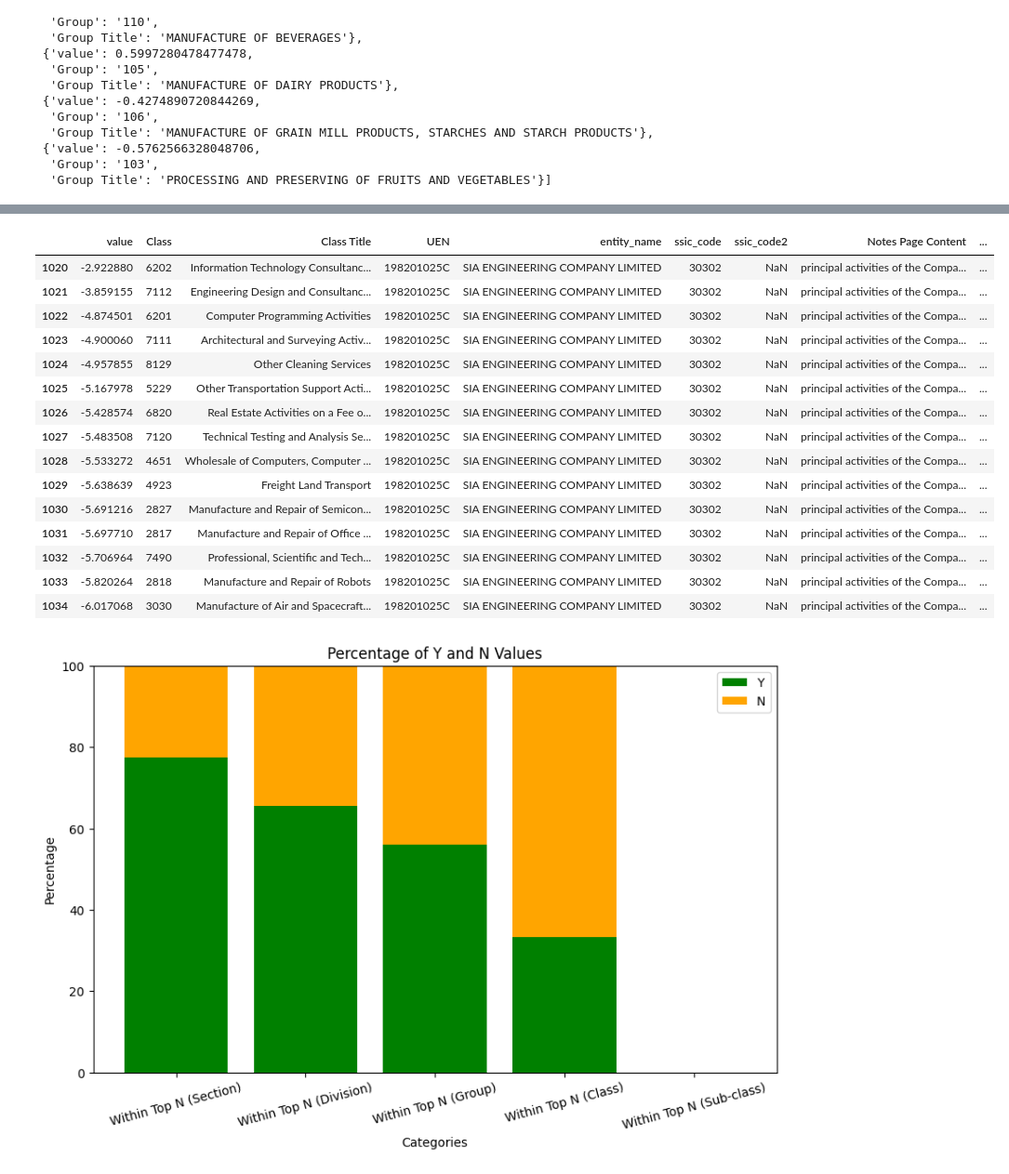
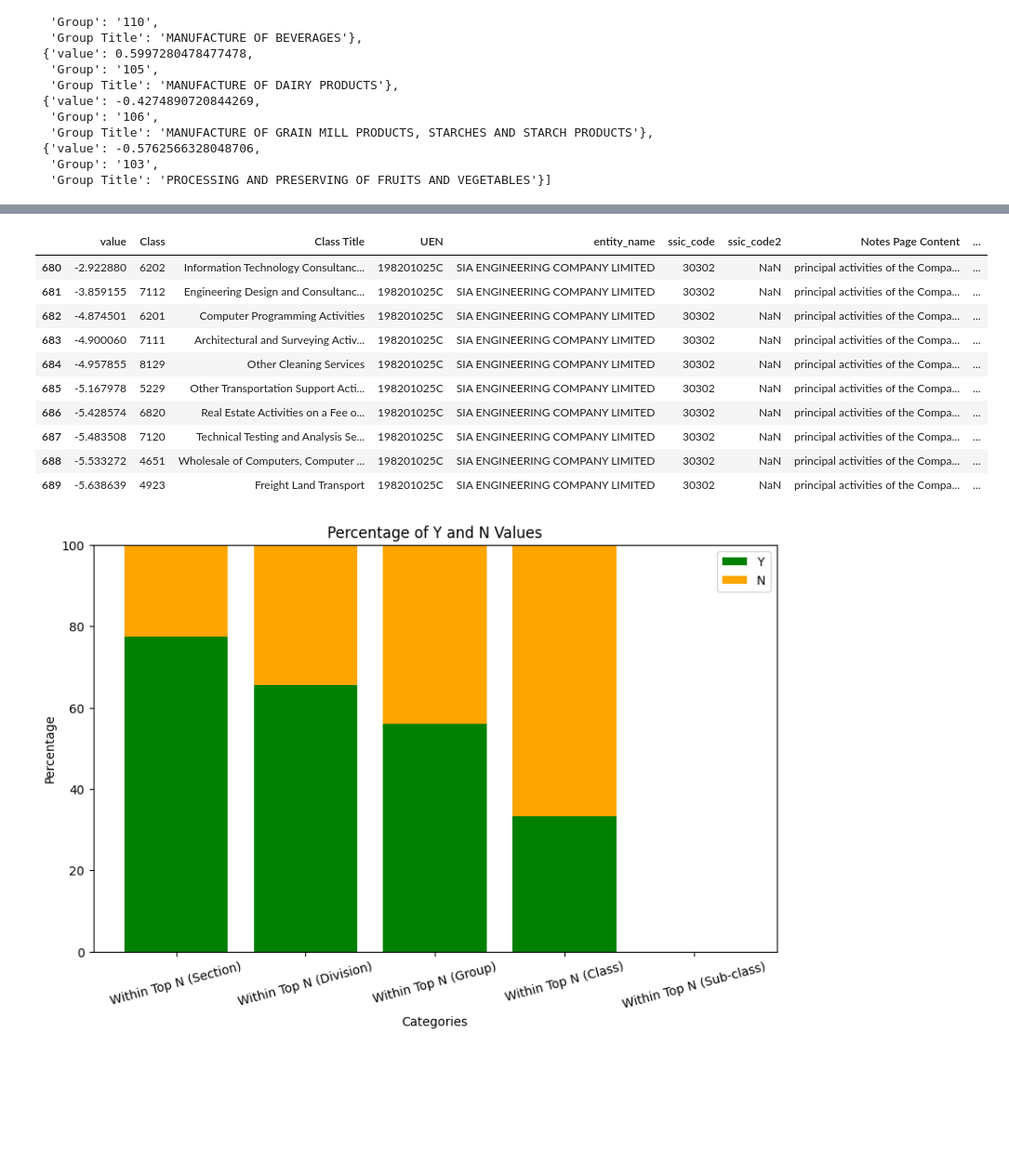
Before and after one commit to yorwel/ssicsync, a Jupyter notebook: 1. Model Load & Test.ipynb, the cells around one changed output, grey strips where cells are left out. Shown at 93% size. Saved outputs shown, nothing was run; the diff lists cells and outputs as text; code cells hidden in the pictures; blank space fills up the shorter version.

```diff
--- a/1. Model Load & Test.ipynb
+++ b/1. Model Load & Test.ipynb
@@ -140,7 +140,7 @@ model = TFAutoModelForSequenceClassification.from_pretrained(model)
 
 ###############################################################################################################################################
 # Indicate list of Top N predictions for scoring
-top_n_predictions = 15
+top_n_predictions = 10
 ###############################################################################################################################################
 
 # Define the function to predict scores and categories
@@ -361,7 +346,7 @@ df_list_102_merged.to_excel(csv_file_path, index=False)
 # Validation Data
 
 vdf_filepath = r"dataSources\ScrapedOutputFiles\(Roy) data validation.csv"
-vdf = pd.read_excel(vdf_filepath, dtype = str)
+vdf = pd.read_csv(vdf_filepath, dtype = str)
 
 # Create an empty list to store the predictions
 predictions = []
@@ -384,48 +369,43 @@ for idx, row in vdf.iterrows():
             'm_Division2': row['Division' + "2"],
             'm_Group': row['Group'],
             'm_Group2': row['Group' + "2"],
             'm_Class': row['Class'],
             'm_Class2': row['Class' + "2"],
             'm_Sub-class': row['Sub-class'],
             'm_Sub-class2': row['Sub-class' + "2"]
         })
         predictions.append(pred)
 
 # Create a DataFrame from the list of predictions
 prediction_df = pd.DataFrame(predictions)
 
 # Extracting respective SSIC levels from Predictions
 prediction_df['p_Section'] = prediction_df[lvl_train].apply(lambda x: x[:2] if len(x) >= 2 else np.nan)
 prediction_df['p_Section'] = prediction_df['p_Section'].map(ssic_1.set_index('Section, 2 digit code')['Section'])
 prediction_df['p_Division'] = prediction_df[lvl_train].apply(lambda x: x[:2] if len(x) >= 2 else np.nan)
 prediction_df['p_Group'] = prediction_df[lvl_train].apply(lambda x: x[:3] if len(x) >= 3 else np.nan)
 prediction_df['p_Class'] = prediction_df[lvl_train].apply(lambda x: x[:4] if len(x) >= 4 else np.nan)
 prediction_df['p_Sub-class'] = prediction_df[lvl_train].apply(lambda x: x[:5] if len(x) >= 5 else np.nan)
 prediction_df = prediction_df.fillna('NaN')
 
 # Set pandas display option to show all columns
 pd.set_option('display.max_columns', None)
 pd.set_option('display.max_rows', None)
 
 
 prediction_df[prediction_df['entity_name'] == 'SIA ENGINEERING COMPANY LIMITED']
 # %% [output]
 |  | value | Class | Class Title | UEN | entity_name | ssic_code | ssic_code2 | Notes Page Content | ... |
-| 1020 | -2.922880 | 6202 | Information Technology Consultanc... | 198201025C | SIA ENGINEERING COMPANY LIMITED | 30302 | NaN | principal activities of the Compa... | ... |
-| 1021 | -3.859155 | 7112 | Engineering Design and Consultanc... | 198201025C | SIA ENGINEERING COMPANY LIMITED | 30302 | NaN | principal activities of the Compa... | ... |
-| 1022 | -4.874501 | 6201 | Computer Programming Activities | 198201025C | SIA ENGINEERING COMPANY LIMITED | 30302 | NaN | principal activities of the Compa... | ... |
-| 1023 | -4.900060 | 7111 | Architectural and Surveying Activ... | 198201025C | SIA ENGINEERING COMPANY LIMITED | 30302 | NaN | principal activities of the Compa... | ... |
-| 1024 | -4.957855 | 8129 | Other Cleaning Services | 198201025C | SIA ENGINEERING COMPANY LIMITED | 30302 | NaN | principal activities of the Compa... | ... |
-| 1025 | -5.167978 | 5229 | Other Transportation Support Acti... | 198201025C | SIA ENGINEERING COMPANY LIMITED | 30302 | NaN | principal activities of the Compa... | ... |
-| 1026 | -5.428574 | 6820 | Real Estate Activities on a Fee o... | 198201025C | SIA ENGINEERING COMPANY LIMITED | 30302 | NaN | principal activities of the Compa... | ... |
-| 1027 | -5.483508 | 7120 | Technical Testing and Analysis Se... | 198201025C | SIA ENGINEERING COMPANY LIMITED | 30302 | NaN | principal activities of the Compa... | ... |
-| 1028 | -5.533272 | 4651 | Wholesale of Computers, Computer ... | 198201025C | SIA ENGINEERING COMPANY LIMITED | 30302 | NaN | principal activities of the Compa... | ... |
-| 1029 | -5.638639 | 4923 | Freight Land Transport | 198201025C | SIA ENGINEERING COMPANY LIMITED | 30302 | NaN | principal activities of the Compa... | ... |
-| 1030 | -5.691216 | 2827 | Manufacture and Repair of Semicon... | 198201025C | SIA ENGINEERING COMPANY LIMITED | 30302 | NaN | principal activities of the Compa... | ... |
-| 1031 | -5.697710 | 2817 | Manufacture and Repair of Office ... | 198201025C | SIA ENGINEERING COMPANY LIMITED | 30302 | NaN | principal activities of the Compa... | ... |
-| 1032 | -5.706964 | 7490 | Professional, Scientific and Tech... | 198201025C | SIA ENGINEERING COMPANY LIMITED | 30302 | NaN | principal activities of the Compa... | ... |
-| 1033 | -5.820264 | 2818 | Manufacture and Repair of Robots | 198201025C | SIA ENGINEERING COMPANY LIMITED | 30302 | NaN | principal activities of the Compa... | ... |
-| 1034 | -6.017068 | 3030 | Manufacture of Air and Spacecraft... | 198201025C | SIA ENGINEERING COMPANY LIMITED | 30302 | NaN | principal activities of the Compa... | ... |
+| 680 | -2.922880 | 6202 | Information Technology Consultanc... | 198201025C | SIA ENGINEERING COMPANY LIMITED | 30302 | NaN | principal activities of the Compa... | ... |
+| 681 | -3.859155 | 7112 | Engineering Design and Consultanc... | 198201025C | SIA ENGINEERING COMPANY LIMITED | 30302 | NaN | principal activities of the Compa... | ... |
+| 682 | -4.874501 | 6201 | Computer Programming Activities | 198201025C | SIA ENGINEERING COMPANY LIMITED | 30302 | NaN | principal activities of the Compa... | ... |
+| 683 | -4.900060 | 7111 | Architectural and Surveying Activ... | 198201025C | SIA ENGINEERING COMPANY LIMITED | 30302 | NaN | principal activities of the Compa... | ... |
+| 684 | -4.957855 | 8129 | Other Cleaning Services | 198201025C | SIA ENGINEERING COMPANY LIMITED | 30302 | NaN | principal activities of the Compa... | ... |
+| 685 | -5.167978 | 5229 | Other Transportation Support Acti... | 198201025C | SIA ENGINEERING COMPANY LIMITED | 30302 | NaN | principal activities of the Compa... | ... |
+| 686 | -5.428574 | 6820 | Real Estate Activities on a Fee o... | 198201025C | SIA ENGINEERING COMPANY LIMITED | 30302 | NaN | principal activities of the Compa... | ... |
+| 687 | -5.483508 | 7120 | Technical Testing and Analysis Se... | 198201025C | SIA ENGINEERING COMPANY LIMITED | 30302 | NaN | principal activities of the Compa... | ... |
+| 688 | -5.533272 | 4651 | Wholesale of Computers, Computer ... | 198201025C | SIA ENGINEERING COMPANY LIMITED | 30302 | NaN | principal activities of the Compa... | ... |
+| 689 | -5.638639 | 4923 | Freight Land Transport | 198201025C | SIA ENGINEERING COMPANY LIMITED | 30302 | NaN | principal activities of the Compa... | ... |
 # %%
 Section_prediction_df = prediction_df.groupby(['entity_name', 'ssic_code', 'ssic_code2', 'm_Section', 'm_Section2'])['p_Section'].apply(list).reset_index()
 Division_prediction_df = prediction_df.groupby(['entity_name', 'ssic_code', 'ssic_code2', 'm_Division', 'm_Division2'])['p_Division'].apply(list).reset_index()
```
Also changed, not shown: parts of 2 cells of this notebook, 2 other files.
